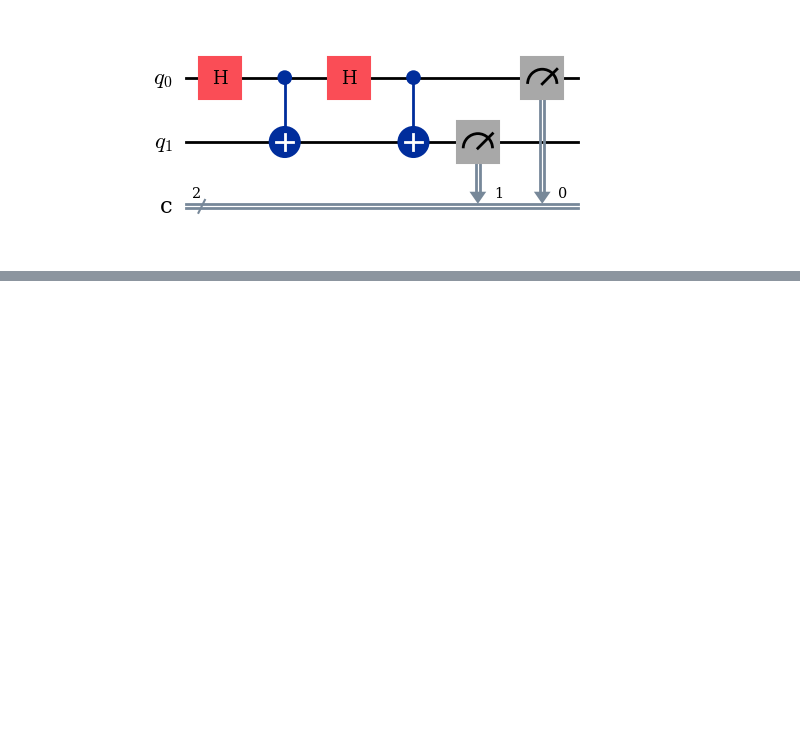
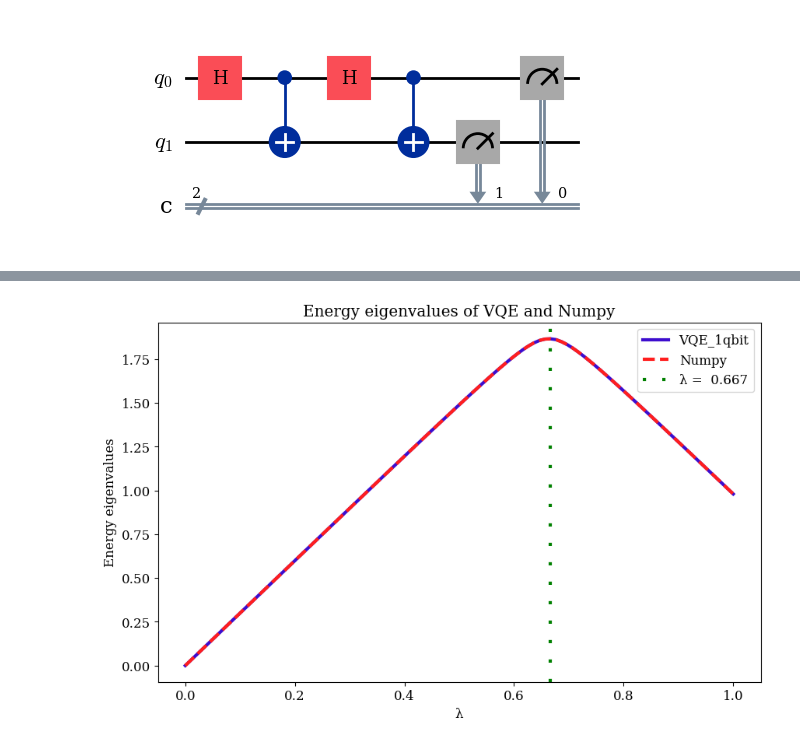
Before and after one commit to Oskar-Idland/FYS5419-Quantum-Computing-and-Quantum-Machine-Learning, a Jupyter notebook: Project_1/Project_1.ipynb, the cells around one changed output, grey strips where cells are left out. Drawn from its saved outputs; the diff is of its cells as text; code cells hidden in the pictures; blank space fills up the shorter version.

```diff
--- a/Project_1/Project_1.ipynb
+++ b/Project_1/Project_1.ipynb
@@ -277,6 +330,6 @@ print(tensor_prod(tensor_prod(q1, q1), q1), v8, bin_strs[7])
 # %%
 
-q0, q1 = qubits()
+q0, q1 = qubit_basis()
 σ_x, σ_y, σ_z = pauli()
 
 q0_x = σ_x @ q0
@@ -1048,0 +866,10 @@ def Energy_2qbit(θ1, θ2, θ3, θ4, λ: float) -> float:
+# %%
+n_iterations = 100
+η = 1/2
+n_lambdas = 100
+lambdas = np.linspace(0, 1, n_lambdas)
+
+result_1qbit = benchmark_VQE(VQE_1qbit, Hamiltonian_1qbit, n_iterations, η, lambdas)
+
+switch_point = 2/3
+result_1qbit.switch_point = switch_point
@@ -1048,0 +886,7 @@ def Energy_2qbit(θ1, θ2, θ3, θ4, λ: float) -> float:
+# %%
+fig = plot_eigvals(result_1qbit)
+plt.title('Energy eigenvalues of VQE and Numpy')
+plt.savefig('figs/c_vqe_vs_numpy.pdf')
+plt.show()
+# %% [output]
+[figure, added]
```
Also changed, not shown: parts of 74 cells of this notebook, 17 other files.
